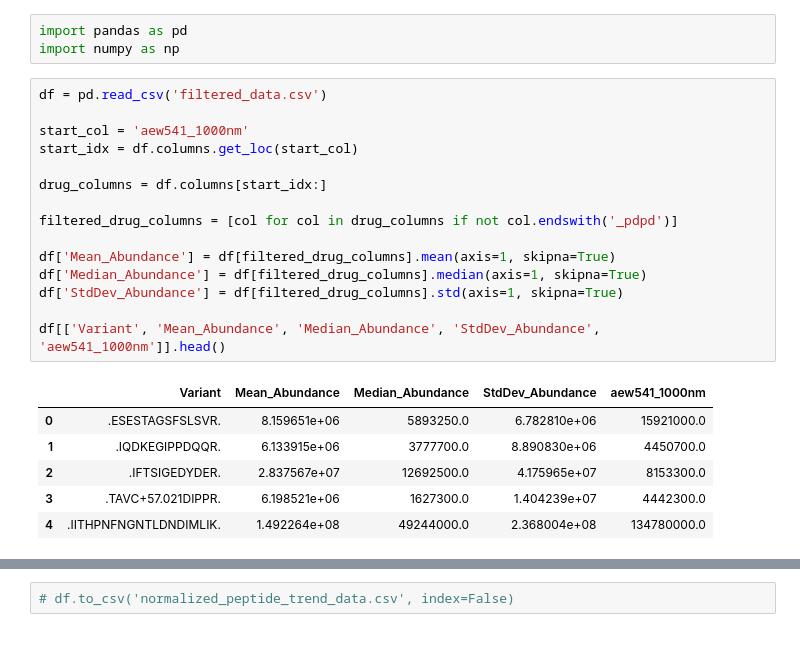
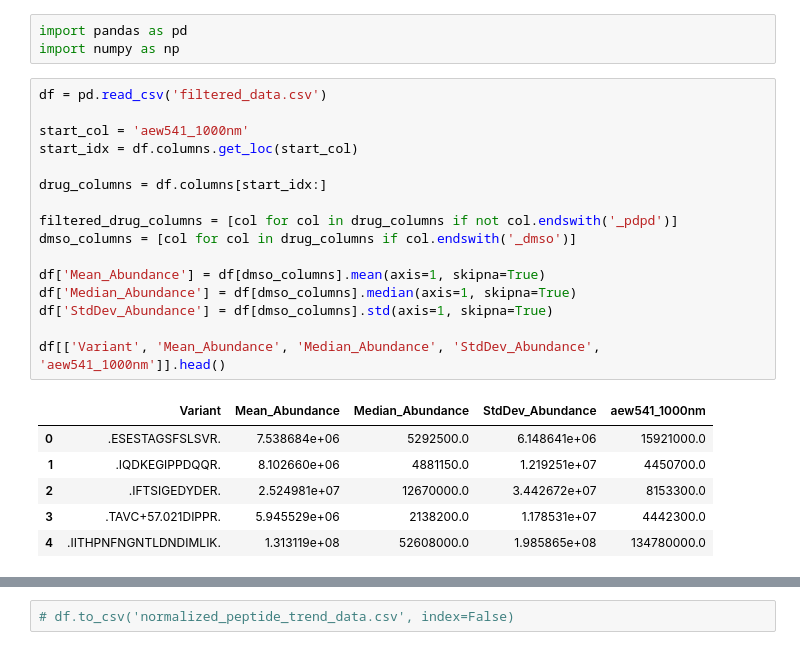
Before and after one commit to NandaKrishnaAchar/Big-Data-Science-Drug-Protein-Interactions, a Jupyter notebook: Statistical_Analysis.ipynb, the cells around one changed output, grey strips where cells are left out. Saved outputs shown, nothing was run; the diff lists cells and outputs as text.

Commit message:
Corrected mean, median and std deviation

```diff
--- a/Statistical_Analysis.ipynb
+++ b/Statistical_Analysis.ipynb
@@ -4,25 +4,26 @@ import numpy as np
 # %%
 df = pd.read_csv('filtered_data.csv')
 
 start_col = 'aew541_1000nm'
 start_idx = df.columns.get_loc(start_col)
 
 drug_columns = df.columns[start_idx:]
 
 filtered_drug_columns = [col for col in drug_columns if not col.endswith('_pdpd')]
+dmso_columns = [col for col in drug_columns if col.endswith('_dmso')]
 
-df['Mean_Abundance'] = df[filtered_drug_columns].mean(axis=1, skipna=True)
-df['Median_Abundance'] = df[filtered_drug_columns].median(axis=1, skipna=True)
-df['StdDev_Abundance'] = df[filtered_drug_columns].std(axis=1, skipna=True)
+df['Mean_Abundance'] = df[dmso_columns].mean(axis=1, skipna=True)
+df['Median_Abundance'] = df[dmso_columns].median(axis=1, skipna=True)
+df['StdDev_Abundance'] = df[dmso_columns].std(axis=1, skipna=True)
 
 df[['Variant', 'Mean_Abundance', 'Median_Abundance', 'StdDev_Abundance', 'aew541_1000nm']].head()
 # %% [output]
 |  | Variant | Mean_Abundance | Median_Abundance | StdDev_Abundance | aew541_1000nm |
-| 0 | .ESESTAGSFSLSVR. | 8.159651e+06 | 5893250.0 | 6.782810e+06 | 15921000.0 |
-| 1 | .IQDKEGIPPDQQR. | 6.133915e+06 | 3777700.0 | 8.890830e+06 | 4450700.0 |
-| 2 | .IFTSIGEDYDER. | 2.837567e+07 | 12692500.0 | 4.175965e+07 | 8153300.0 |
-| 3 | .TAVC+57.021DIPPR. | 6.198521e+06 | 1627300.0 | 1.404239e+07 | 4442300.0 |
-| 4 | .IITHPNFNGNTLDNDIMLIK. | 1.492264e+08 | 49244000.0 | 2.368004e+08 | 134780000.0 |
+| 0 | .ESESTAGSFSLSVR. | 7.538684e+06 | 5292500.0 | 6.148641e+06 | 15921000.0 |
+| 1 | .IQDKEGIPPDQQR. | 8.102660e+06 | 4881150.0 | 1.219251e+07 | 4450700.0 |
+| 2 | .IFTSIGEDYDER. | 2.524981e+07 | 12670000.0 | 3.442672e+07 | 8153300.0 |
+| 3 | .TAVC+57.021DIPPR. | 5.945529e+06 | 2138200.0 | 1.178531e+07 | 4442300.0 |
+| 4 | .IITHPNFNGNTLDNDIMLIK. | 1.313119e+08 | 52608000.0 | 1.985865e+08 | 134780000.0 |
 # %%
 for col in filtered_drug_columns:
     df[col] = np.where(
```
Also changed, not shown: parts of 1 cell of this notebook.
